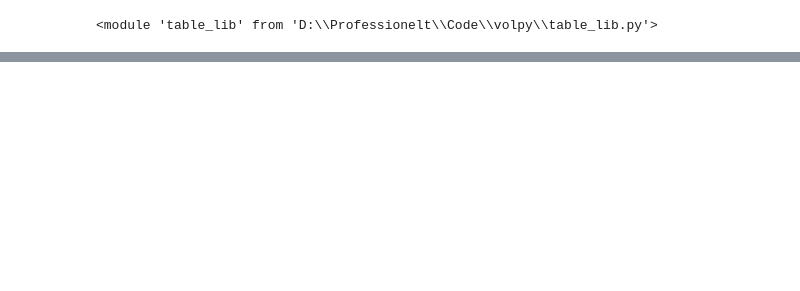
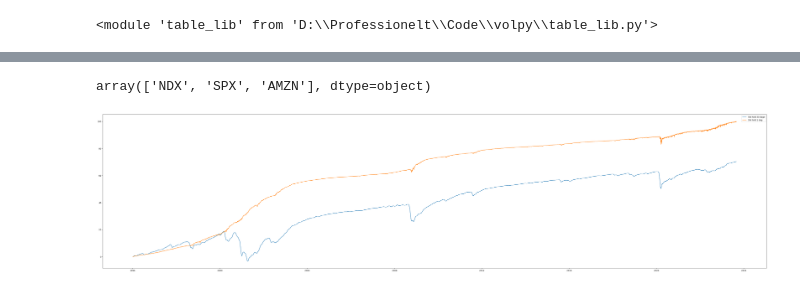
Before and after one commit to MadsHebsgaard/volpy, a Jupyter notebook: Mads work.ipynb, the cells around one changed output, grey strips where cells are left out. Cells and saved outputs as stored; diff of their text form; code cells hidden in the pictures; blank space fills up the shorter version.

```diff
--- a/Mads work.ipynb
+++ b/Mads work.ipynb
@@ -38,0 +88,4 @@ summary_dly_df = summary_dly_df.reset_index()
+# %%
+# Load
+summary_dly_df = pd.read_csv(f"data/summary_dly_df {date_str}.csv")
+od_rdy = pd.read_csv(f"data/od_rdy {date_str}.csv")
@@ -38,0 +94,2 @@ summary_dly_df = summary_dly_df.reset_index()
+# %%
+summary_dly_df["RV_0_30-SW_0_30"] = summary_dly_df["RV"] - summary_dly_df["SW_0_30"]
@@ -38,0 +142,5 @@ summary_dly_df = summary_dly_df.reset_index()
+# %%
+def one_ticker(summary_dly_df, ticker = "SPX"):
+    df_ticker = summary_dly_df[summary_dly_df["ticker"] == ticker].reset_index(drop = True)
+    df_ticker = df_ticker[df_ticker["SW_day_return"].isna() == False]
+    return df_ticker
@@ -38,0 +172,14 @@ summary_dly_df = summary_dly_df.reset_index()
+# %%
+summary_dly_df["ticker"].unique()
+# %% [output]
+array(['NDX', 'SPX', 'AMZN'], dtype=object)
+# %%
+df = one_ticker(summary_dly_df, "NDX")
+# %%
+plt.figure(figsize=(60, 14))
+plt.plot( df["date"] , np.cumsum((df["SW_0_30"] - df["RV"] )) , label = "SW hold 30 dage")
+plt.plot( df["date"] , -5*np.cumsum(df["SW_day"]), label = "SW hold 1 dag")
+plt.legend()
+plt.show()
+# %% [output]
+[figure, added]
```
Also changed, not shown: parts of 38 cells of this notebook, 5 other files.
